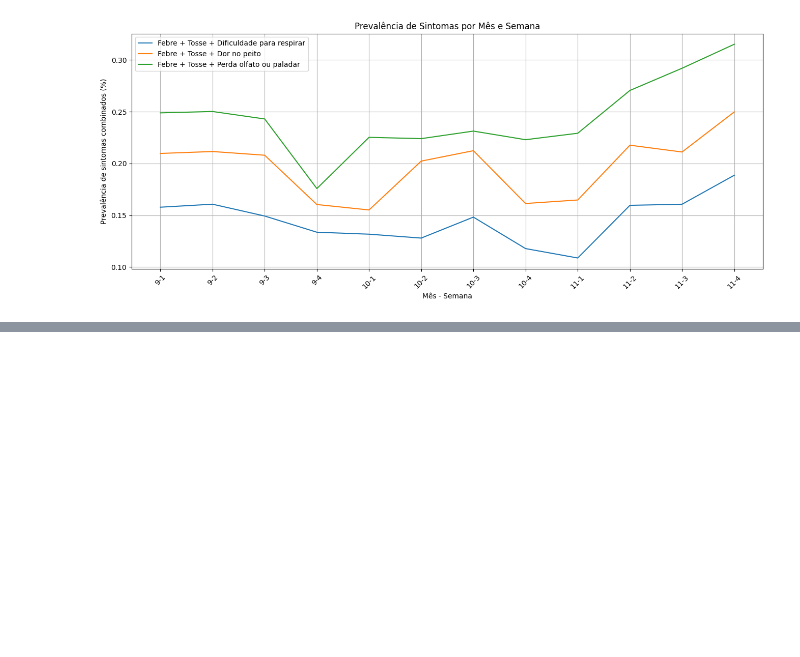
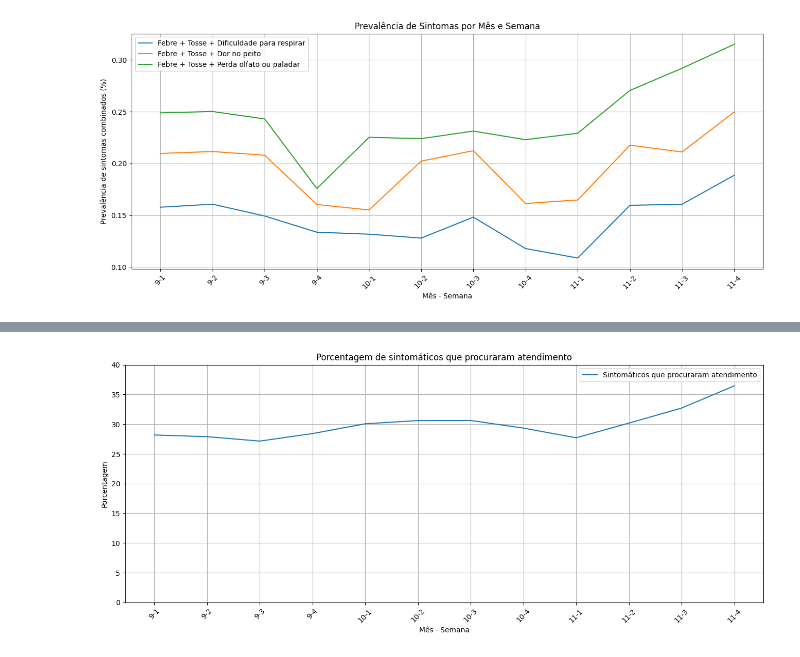
Before and after one commit to jaqueantunes/covid_pos, a Jupyter notebook: pos_T3.ipynb, the cells around one changed output, grey strips where cells are left out. Cells and saved outputs as stored; diff of their text form; code cells hidden in the pictures; blank space fills up the shorter version.

```diff
--- a/pos_T3.ipynb
+++ b/pos_T3.ipynb
@@ -525,0 +528,10 @@ plt.show()
+# %%
+# Pelo menos 1 sintoma apresentado
+# Fiz o double check na documetação e o operador OU do python só conta a linha do DF uma vez
+# o que elimina a chance de estarmos pegando dados duplicados
+sintomaticos = df_clinico[(df_clinico['febre'] == 1.0) | (df_clinico['tosse'] == 1.0)
+| (df_clinico['dificuldade_respirar'] == 1.0) | (df_clinico['dor_peito'] == 1.0)
+| (df_clinico['perda_olfato_paladar'] == 1.0) | (df_clinico['dor_cabeca'] == 1.0)
+| (df_clinico['dor_garganta'] == 1.0)].groupby(['mes','semana']).size()
+
+sintomaticos
@@ -525,0 +649,17 @@ plt.show()
+# %%
+porcentagem_sintomaticos_atendimento = (sintomatico_atendimento/sintomaticos)*100
+porcentagem_sintomaticos_atendimento_1 = porcentagem_sintomaticos_atendimento.reset_index()
+porcentagem_sintomaticos_atendimento_1['label'] = porcentagem_sintomaticos_atendimento_1['mes'].astype(str) + '-' + porcentagem_sintomaticos_atendimento_1['semana'].astype(str)
+plt.figure(figsize=(16, 6))
+plt.grid(True)
+
+plt.plot(porcentagem_sintomaticos_atendimento_1['label'], porcentagem_sintomaticos_atendimento_1[0], label = 'Sintomáticos que procuraram atendimento')
+plt.legend()
+plt.xlabel("Mês - Semana")
+plt.ylabel("Porcentagem")
+plt.ylim(0, 40)
+plt.title("Porcentagem de sintomáticos que procuraram atendimento")
+plt.xticks(rotation=45)
+plt.show()
+# %% [output]
+[figure, added]
```
Also changed, not shown: parts of 9 cells of this notebook.
